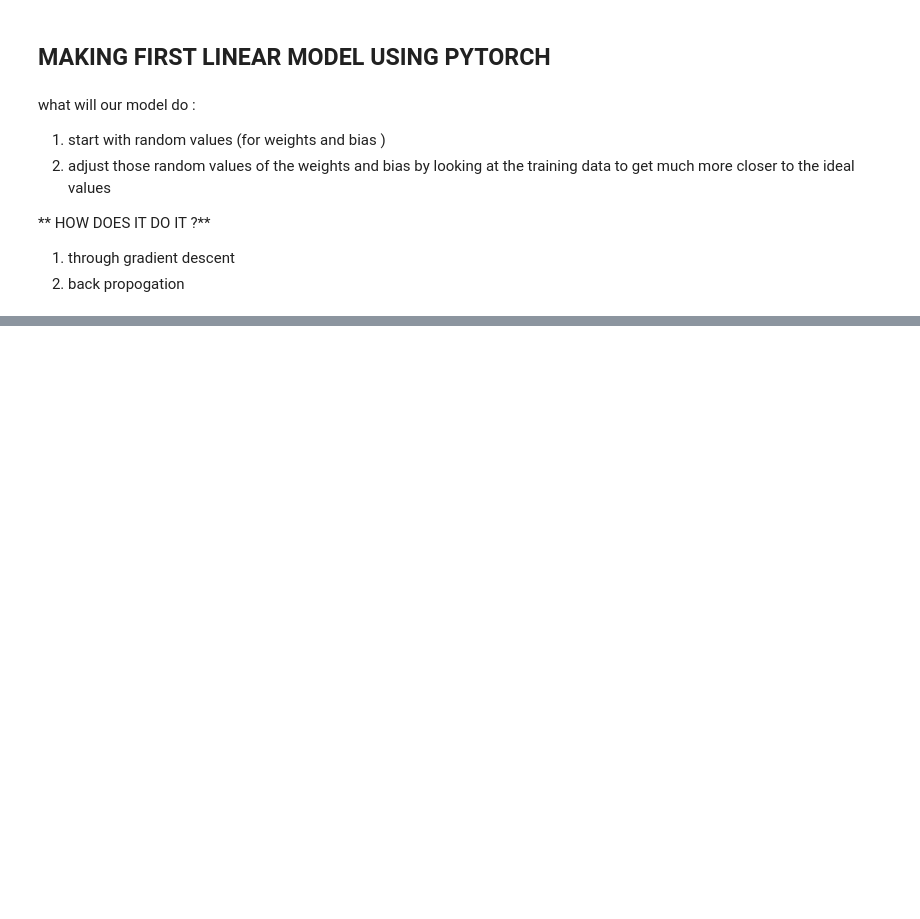
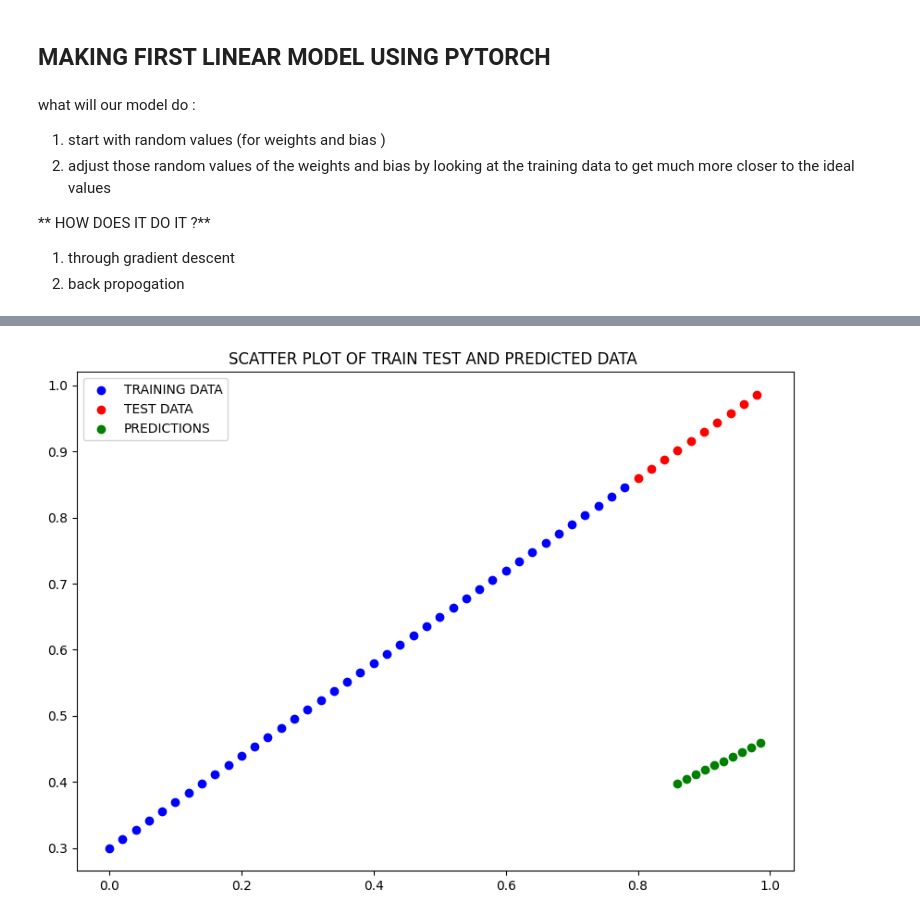
Before and after one commit to sksarvesh007/learn-pytorch, a Jupyter notebook: tut_two.ipynb, the cells around one changed output, grey strips where cells are left out. Saved outputs shown, nothing was run; the diff lists cells and outputs as text; code cells hidden in the pictures; blank space fills up the shorter version.

```diff
--- a/tut_two.ipynb
+++ b/tut_two.ipynb
@@ -100,0 +162,6 @@ class LinearRegressionModel(nn.Module):  # almost everything in pytorch inherits
+# %%
+# we can also do something similar to the above thing with torch.no_grad() , however , torch.inference_mdoe() is usually more preferred
+with torch.no_grad():
+    y_pred_no_grad = model_0(X_test)
+
+y_pred_no_grad
@@ -100,0 +179,4 @@ class LinearRegressionModel(nn.Module):  # almost everything in pytorch inherits
+# %%
+plot_predictions(predictions=y_pred_no_grad)
+# %% [output]
+[figure, added]
```
Also changed, not shown: parts of 14 cells of this notebook.
